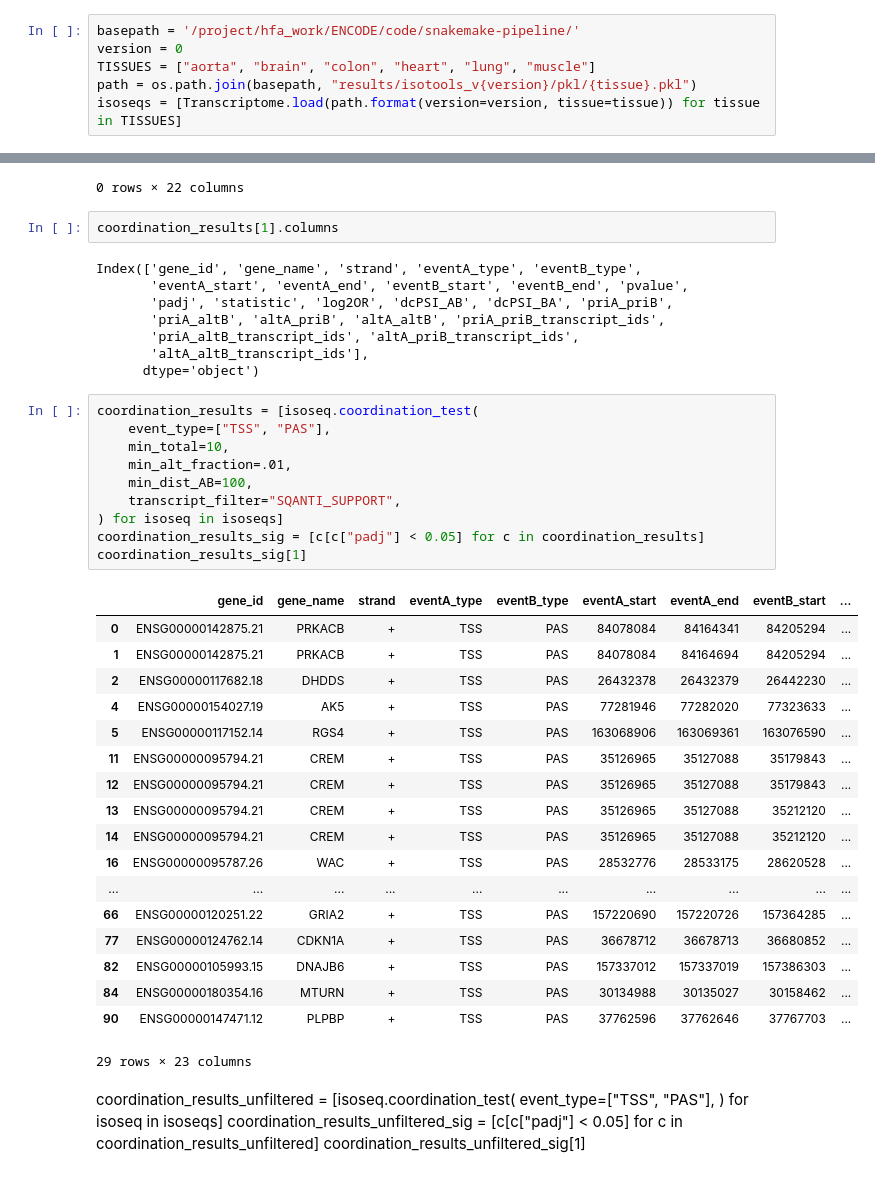
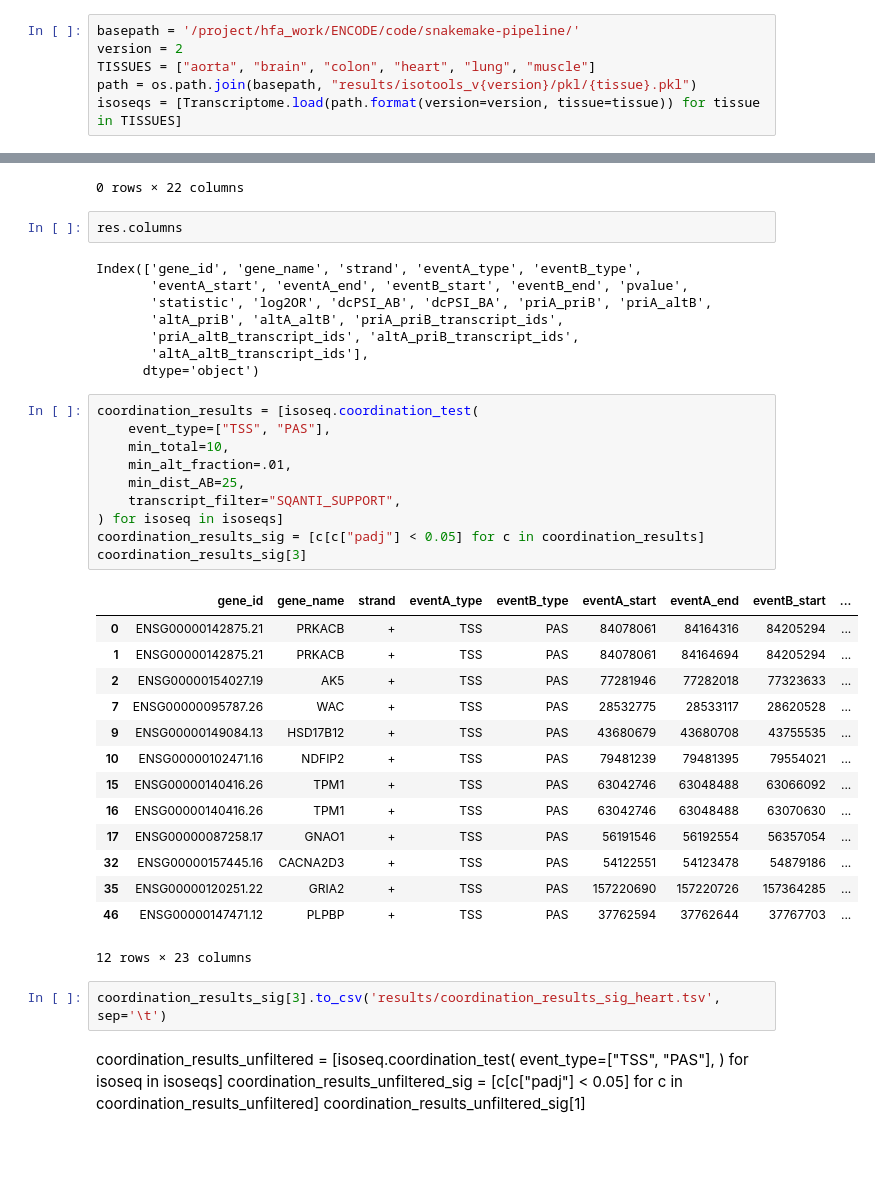
Before and after one commit to IceFreez3r/master-thesis, a Jupyter notebook: notebooks/IsoTools_coordination.ipynb, the cells around one changed output, grey strips where cells are left out. Cells and saved outputs as stored; diff of their text form; blank space fills up the shorter version.

```diff
--- a/notebooks/IsoTools_coordination.ipynb
+++ b/notebooks/IsoTools_coordination.ipynb
@@ -23,7 +23,7 @@ logger.info(f"This is isotools version {isotools_version}")
 INFO:This is isotools version 0.3.5rc11
 # %%
 basepath = '/project/hfa_work/ENCODE/code/snakemake-pipeline/'
-version = 0
+version = 2
 TISSUES = ["aorta", "brain", "colon", "heart", "lung", "muscle"]
 path = os.path.join(basepath, "results/isotools_v{version}/pkl/{tissue}.pkl")
 isoseqs = [Transcriptome.load(path.format(version=version, tissue=tissue)) for tissue in TISSUES]
@@ -83,45 +83,43 @@ res
 # %% [output]
 |  | gene_id | gene_name | strand | eventA_type | eventB_type | eventA_start | eventA_end | eventB_start | ... |
 0 rows × 22 columns
-# %%
-coordination_results[1].columns
-# %% [output]
-Index(['gene_id', 'gene_name', 'strand', 'eventA_type', 'eventB_type',
-       'eventA_start', 'eventA_end', 'eventB_start', 'eventB_end', 'pvalue',
-       'padj', 'statistic', 'log2OR', 'dcPSI_AB', 'dcPSI_BA', 'priA_priB',
-       'priA_altB', 'altA_priB', 'altA_altB', 'priA_priB_transcript_ids',
-       'priA_altB_transcript_ids', 'altA_priB_transcript_ids',
-       'altA_altB_transcript_ids'],
-      dtype='object')
+# %%
+res.columns
+# %% [output]
+Index(['gene_id', 'gene_name', 'strand', 'eventA_type', 'eventB_type',
+       'eventA_start', 'eventA_end', 'eventB_start', 'eventB_end', 'pvalue',
+       'statistic', 'log2OR', 'dcPSI_AB', 'dcPSI_BA', 'priA_priB', 'priA_altB',
+       'altA_priB', 'altA_altB', 'priA_priB_transcript_ids',
+       'priA_altB_transcript_ids', 'altA_priB_transcript_ids',
+       'altA_altB_transcript_ids'],
+      dtype='object')
 # %%
 coordination_results = [isoseq.coordination_test(
     event_type=["TSS", "PAS"],
     min_total=10,
     min_alt_fraction=.01,
-    min_dist_AB=100,
+    min_dist_AB=25,
     transcript_filter="SQANTI_SUPPORT",
 ) for isoseq in isoseqs]
 coordination_results_sig = [c[c["padj"] < 0.05] for c in coordination_results]
-coordination_results_sig[1]
+coordination_results_sig[3]
 # %% [output]
 |  | gene_id | gene_name | strand | eventA_type | eventB_type | eventA_start | eventA_end | eventB_start | ... |
-| 0 | ENSG00000142875.21 | PRKACB | + | TSS | PAS | 84078084 | 84164341 | 84205294 | ... |
-| 1 | ENSG00000142875.21 | PRKACB | + | TSS | PAS | 84078084 | 84164694 | 84205294 | ... |
-| 2 | ENSG00000117682.18 | DHDDS | + | TSS | PAS | 26432378 | 26432379 | 26442230 | ... |
-| 4 | ENSG00000154027.19 | AK5 | + | TSS | PAS | 77281946 | 77282020 | 77323633 | ... |
-| 5 | ENSG00000117152.14 | RGS4 | + | TSS | PAS | 163068906 | 163069361 | 163076590 | ... |
-| 11 | ENSG00000095794.21 | CREM | + | TSS | PAS | 35126965 | 35127088 | 35179843 | ... |
-| 12 | ENSG00000095794.21 | CREM | + | TSS | PAS | 35126965 | 35127088 | 35179843 | ... |
-| 13 | ENSG00000095794.21 | CREM | + | TSS | PAS | 35126965 | 35127088 | 35212120 | ... |
-| 14 | ENSG00000095794.21 | CREM | + | TSS | PAS | 35126965 | 35127088 | 35212120 | ... |
-| 16 | ENSG00000095787.26 | WAC | + | TSS | PAS | 28532776 | 28533175 | 28620528 | ... |
-| ... | ... | ... | ... | ... | ... | ... | ... | ... | ... |
-| 66 | ENSG00000120251.22 | GRIA2 | + | TSS | PAS | 157220690 | 157220726 | 157364285 | ... |
-| 77 | ENSG00000124762.14 | CDKN1A | + | TSS | PAS | 36678712 | 36678713 | 36680852 | ... |
-| 82 | ENSG00000105993.15 | DNAJB6 | + | TSS | PAS | 157337012 | 157337019 | 157386303 | ... |
-| 84 | ENSG00000180354.16 | MTURN | + | TSS | PAS | 30134988 | 30135027 | 30158462 | ... |
-| 90 | ENSG00000147471.12 | PLPBP | + | TSS | PAS | 37762596 | 37762646 | 37767703 | ... |
+| 0 | ENSG00000142875.21 | PRKACB | + | TSS | PAS | 84078061 | 84164316 | 84205294 | ... |
+| 1 | ENSG00000142875.21 | PRKACB | + | TSS | PAS | 84078061 | 84164694 | 84205294 | ... |
+| 2 | ENSG00000154027.19 | AK5 | + | TSS | PAS | 77281946 | 77282018 | 77323633 | ... |
+| 7 | ENSG00000095787.26 | WAC | + | TSS | PAS | 28532775 | 28533117 | 28620528 | ... |
+| 9 | ENSG00000149084.13 | HSD17B12 | + | TSS | PAS | 43680679 | 43680708 | 43755535 | ... |
+| 10 | ENSG00000102471.16 | NDFIP2 | + | TSS | PAS | 79481239 | 79481395 | 79554021 | ... |
+| 15 | ENSG00000140416.26 | TPM1 | + | TSS | PAS | 63042746 | 63048488 | 63066092 | ... |
+| 16 | ENSG00000140416.26 | TPM1 | + | TSS | PAS | 63042746 | 63048488 | 63070630 | ... |
+| 17 | ENSG00000087258.17 | GNAO1 | + | TSS | PAS | 56191546 | 56192554 | 56357054 | ... |
+| 32 | ENSG00000157445.16 | CACNA2D3 | + | TSS | PAS | 54122551 | 54123478 | 54879186 | ... |
+| 35 | ENSG00000120251.22 | GRIA2 | + | TSS | PAS | 157220690 | 157220726 | 157364285 | ... |
+| 46 | ENSG00000147471.12 | PLPBP | + | TSS | PAS | 37762594 | 37762644 | 37767703 | ... |
-29 rows × 23 columns
+12 rows × 23 columns
+# %%
+coordination_results_sig[3].to_csv('results/coordination_results_sig_heart.tsv', sep='\t')
 # %% [markdown]
 coordination_results_unfiltered = [isoseq.coordination_test(
     event_type=["TSS", "PAS"],
```
Also changed, not shown: parts of 15 cells of this notebook.
